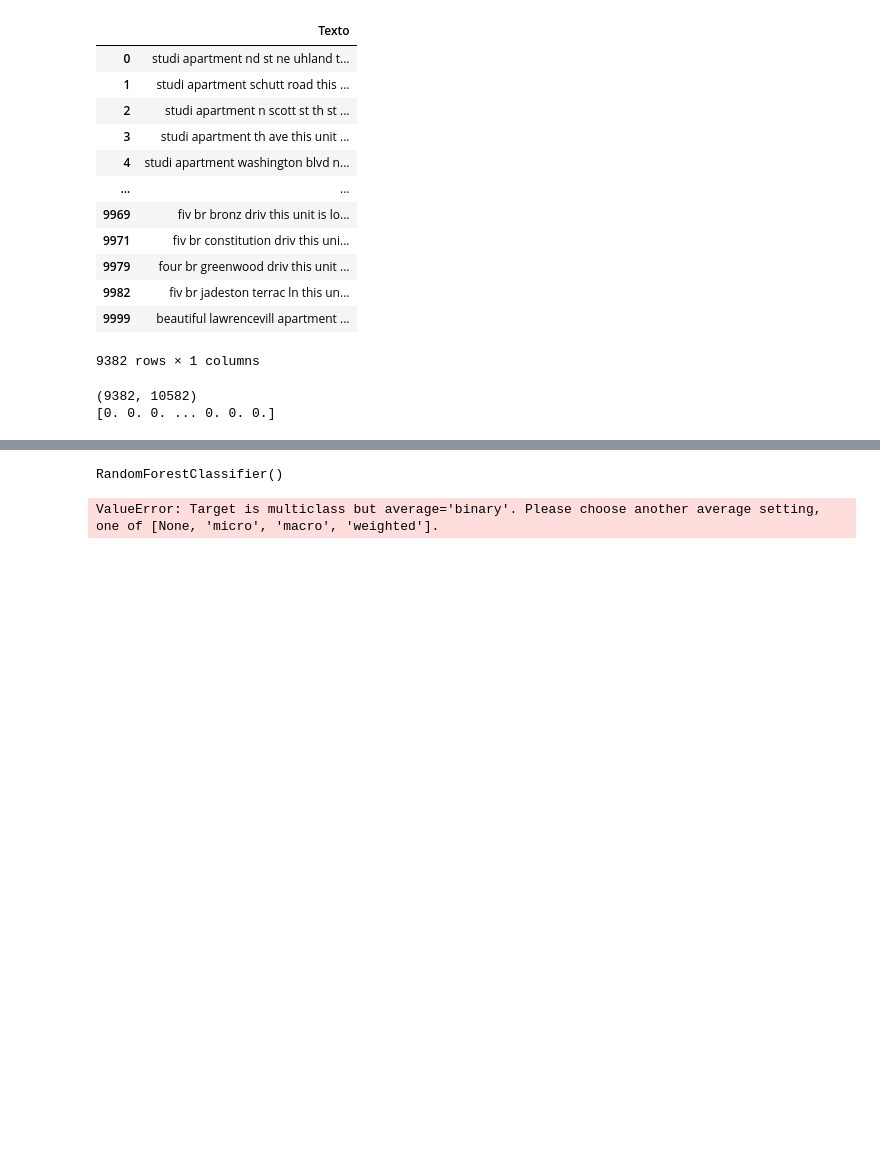
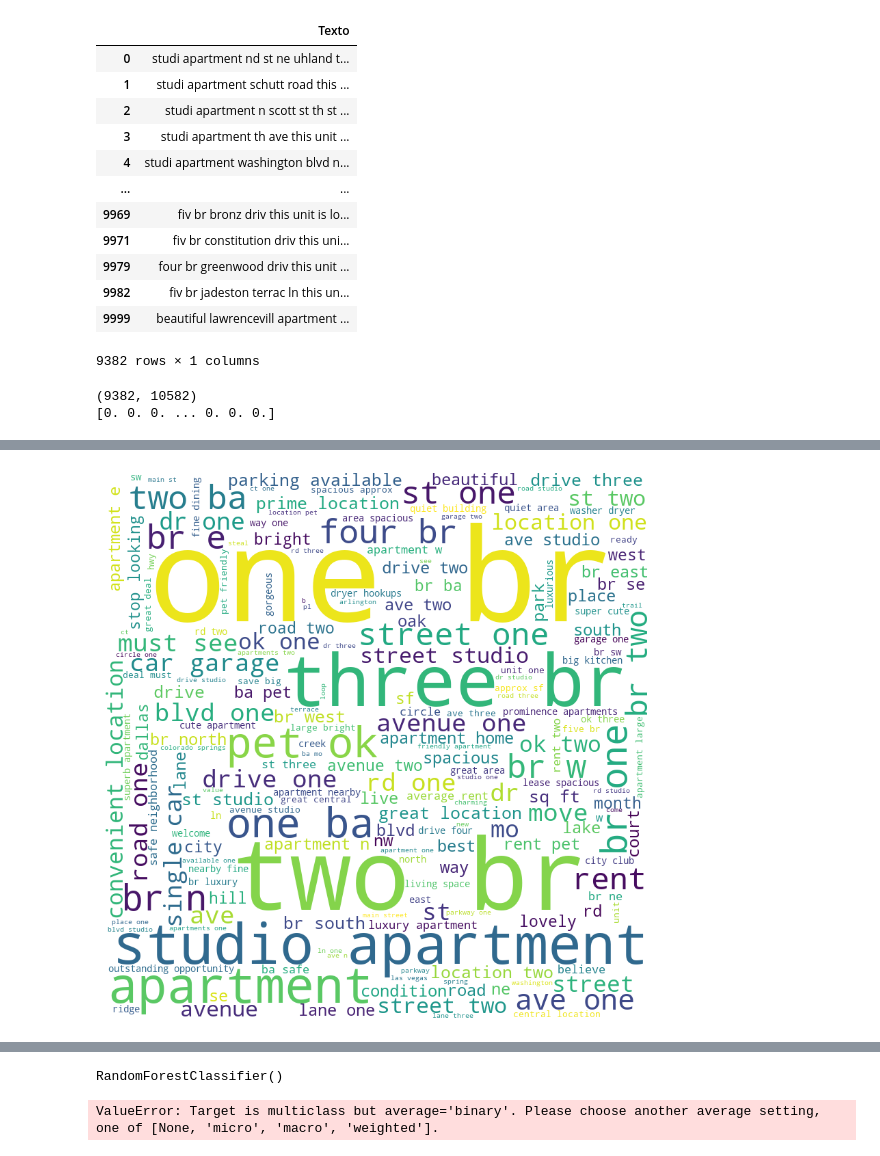
Before and after one commit to Analitica-2025-01/Proyecto-1, a Jupyter notebook: Limpieza de Datos/Limpieza.ipynb, the cells around one changed output, grey strips where cells are left out. Drawn from its saved outputs; the diff is of its cells as text; code cells hidden in the pictures; blank space fills up the shorter version.

```diff
--- a/Limpieza de Datos/Limpieza.ipynb
+++ b/Limpieza de Datos/Limpieza.ipynb
@@ -622,0 +641,4 @@ mostrar_grafico(df_procesado['Texto'], stopwords=stop_words)
+# %%
+mostrar_grafico(df_procesado['title'], stopwords=stop_words)
+# %% [output]
+[figure, added]
```
Also changed, not shown: parts of 8 cells of this notebook.
